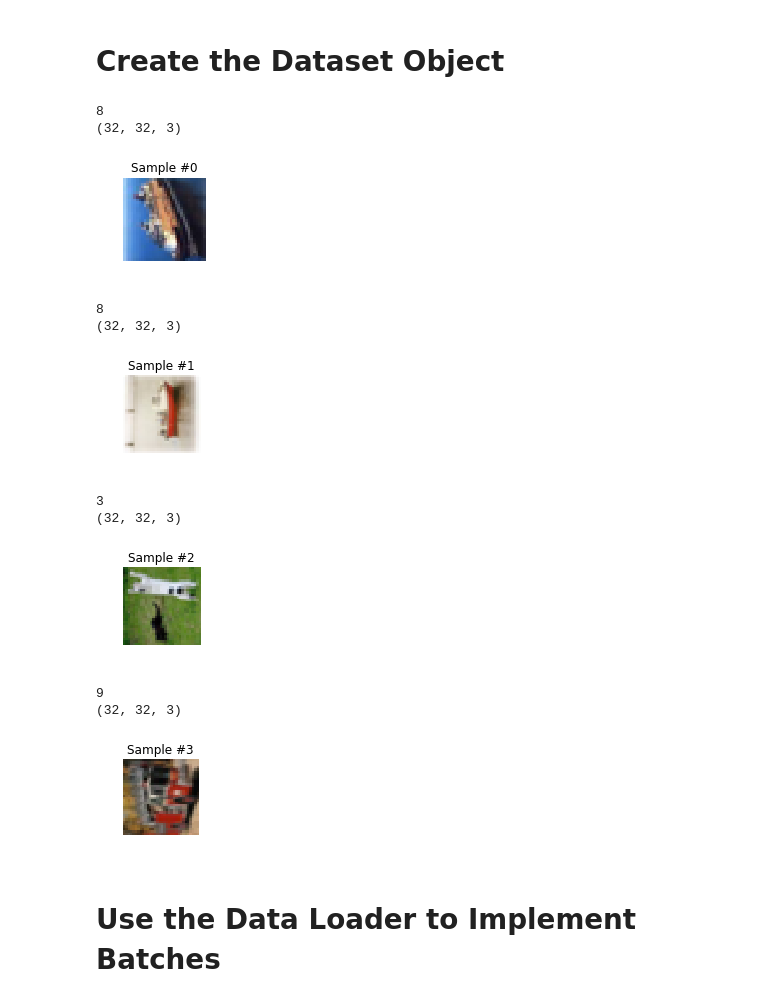
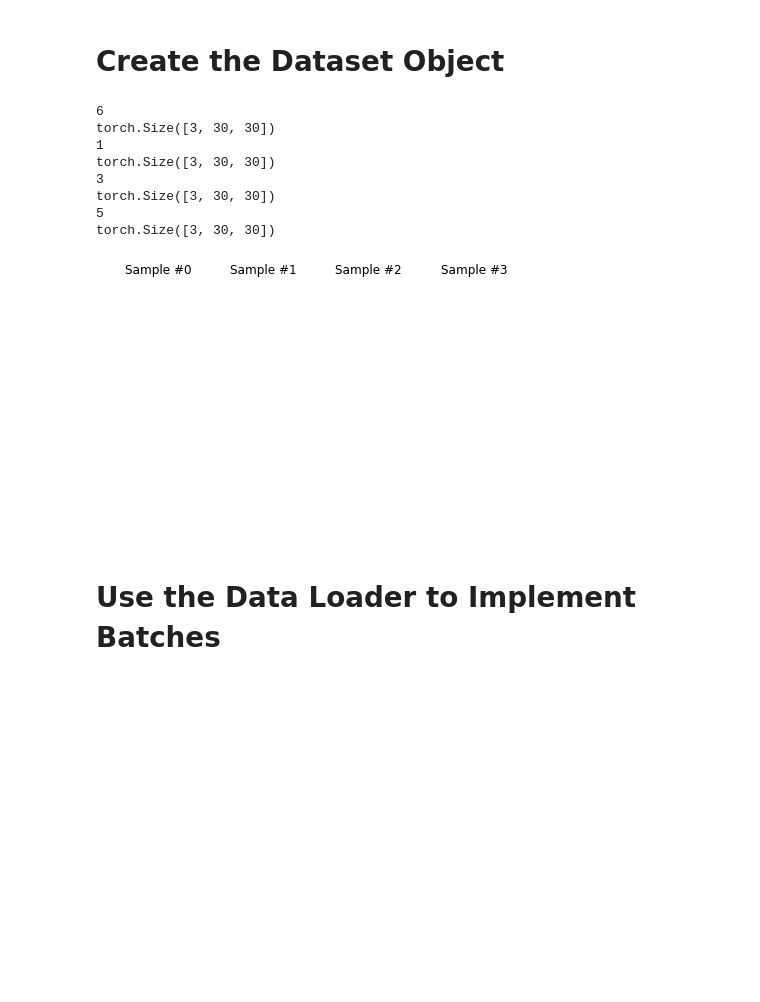
Before and after one commit to jrpresta/website, a Jupyter notebook: CIFAR10.ipynb, the cells around one changed output. Saved outputs shown, nothing was run; the diff lists cells and outputs as text; code cells hidden in the pictures; blank space fills up the shorter version.

```diff
--- a/CIFAR10.ipynb
+++ b/CIFAR10.ipynb
@@ -121,9 +121,12 @@ class CIFARDataset(Dataset):
     def __init__(self, batch_lst:list, transform=None):
         """To be used when iterating over the
         files within the root directory"""
-        data = unpickle(batch_dir)
-        self.labels = data[b'labels']
-        self.images = [cifar10_to_rgb(img) for img in data[b'data']]
+        self.labels, self.images = [], []
+
+        for file in batch_lst:
+            data = unpickle(file)
+            self.labels += data[b'labels']
+            self.images += [cifar10_to_rgb(img) for img in data[b'data']]
 #         self.images = cifar10_to_rgb(data[b'data'])
         self.transform = transform
 
@@ -154,7 +157,14 @@ def cifar10_to_rgb(arr_lst):
         ___ += [__]
     return np.array(___)
 # %%
-CIFAR = CIFARDataset('cifar-10-batches-py/data_batch_1',
+batch_lst = """cifar-10-batches-py/data_batch_1
+               cifar-10-batches-py/data_batch_2
+               cifar-10-batches-py/data_batch_3
+               cifar-10-batches-py/data_batch_4
+               cifar-10-batches-py/data_batch_5
+            """.split()
+
+CIFAR = CIFARDataset(batch_lst,
                      transform=transforms.Compose([
 #                                       Rescale(256),
                                       RandomCrop(30),
@@ -184,39 +194,36 @@ train_dataset, test_dataset = train_test_split(CIFAR, random_state=88)
 # %%
 def show_img(image):
     plt.imshow(image)
     plt.pause(0.001)
 
 
 fig = plt.figure()
 
 for i in range(len(train_dataset)):
     sample = train_dataset[i]
 
     print(sample['label'])
     print(sample['image'].shape)
 
     ax = plt.subplot(1, 4, i+1)
     plt.tight_layout()
     ax.set_title('Sample #{}'.format(i))
     ax.axis('off')
 #     show_duck(sample['image'])
-    show_img(sample['image'])
+#     show_img(sample['image'])
 
     if i == 3:
         plt.show()
         break
 # %% [output]
-8
-(32, 32, 3)
+6
+torch.Size([3, 30, 30])
+1
+torch.Size([3, 30, 30])
+3
+torch.Size([3, 30, 30])
+5
+torch.Size([3, 30, 30])
-[figure, old version]
+[figure, new version]
-8
-(32, 32, 3)
-[figure, removed]
-3
-(32, 32, 3)
-[figure, removed]
-9
-(32, 32, 3)
-[figure, removed]
 # %% [markdown]
 # Use the Data Loader to Implement Batches
```
Also changed, not shown: parts of 7 cells of this notebook.
